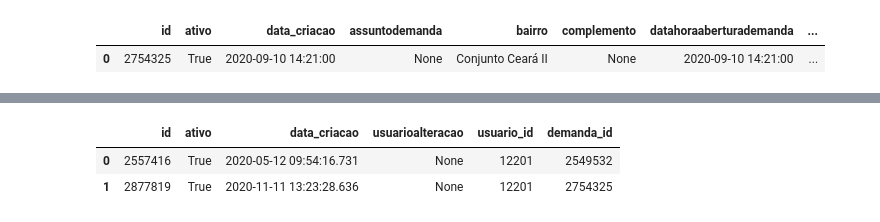
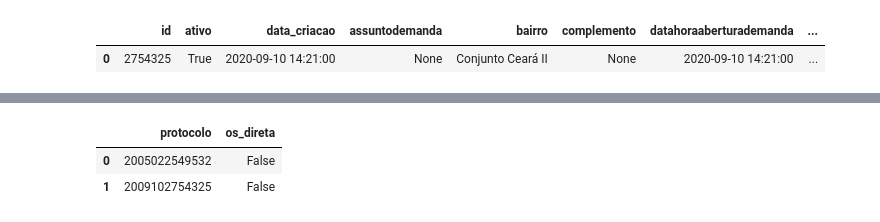
Before and after one commit to exata-it/middleware, a Jupyter notebook: python/search_demandas.ipynb, the cells around one changed output, grey strips where cells are left out. Drawn from its saved outputs; the diff is of its cells as text; code cells hidden in the pictures.

```diff
--- a/python/search_demandas.ipynb
+++ b/python/search_demandas.ipynb
@@ -1 +1,14 @@
+# %%
+# Configuração inicial
+import psycopg2
+import pandas as pd
+
+# String de conexão compartilhada
+CONN_STRING = "postgresql://externo.leitura:WdN#R10gX4@172.31.3.62:5432/fiscalize"
+
+# Configurar opções de exibição do pandas
+pd.set_option('display.max_columns', None)
+pd.set_option('display.max_rows', None)
+pd.set_option('display.width', None)
+pd.set_option('display.max_colwidth', 50)
 # %%
@@ -83,44 +56,28 @@ df
 # %%
-import psycopg2
-import pandas as pd
-
-# String de conexão
-conn_string = "postgresql://externo.leitura:WdN#R10gX4@172.31.3.62:5432/fiscalize"
-
-# Conectar ao banco
-conn = psycopg2.connect(conn_string)
+# Query: Demandas do usuário 12201
+conn = psycopg2.connect(CONN_STRING)
 cursor = conn.cursor()
 
-# Executar query com JOIN para filtrar pela situacao da demanda
 query = """
-SELECT fd.* FROM public.fiscaldemanda fd
-JOIN public.demanda d ON fd.demanda_id = d.id
-WHERE fd.usuario_id = 12201 and fd.ativo = true and d.ativo = true and d.situacao IN (2, 11, 12);
+SELECT d.protocolo, d.os_direta
+FROM demanda d
+LEFT JOIN fiscaldemanda fd ON d.id = fd.demanda_id AND fd.ativo = TRUE
+WHERE fd.usuario_id = 12201
+AND d.ativo = TRUE
+AND (d.os_direta = FALSE OR d.os_direta IS NULL)
+AND d.situacao IN (2,11,12)
 """
 cursor.execute(query)
 
-# Pegar os nomes das colunas
 colnames = [desc[0] for desc in cursor.description]
-
-# Pegar os resultados
 rows = cursor.fetchall()
 
-# Fechar conexão
 cursor.close()
 conn.close()
 
-# Criar DataFrame
 df = pd.DataFrame(rows, columns=colnames)
-
-# Configurar opções de exibição do pandas
-pd.set_option('display.max_columns', None)
-pd.set_option('display.max_rows', None)
-pd.set_option('display.width', None)
-pd.set_option('display.max_colwidth', 50)
-
-# Exibir o DataFrame com melhor formatação
 df
 # %% [output]
-|  | id | ativo | data_criacao | usuarioalteracao | usuario_id | demanda_id |
-| 0 | 2557416 | True | 2020-05-12 09:54:16.731 | None | 12201 | 2549532 |
-| 1 | 2877819 | True | 2020-11-11 13:23:28.636 | None | 12201 | 2754325 |
+|  | protocolo | os_direta |
+| 0 | 2005022549532 | False |
+| 1 | 2009102754325 | False |
```
Also changed, not shown: parts of 3 cells of this notebook, 10 other files.
